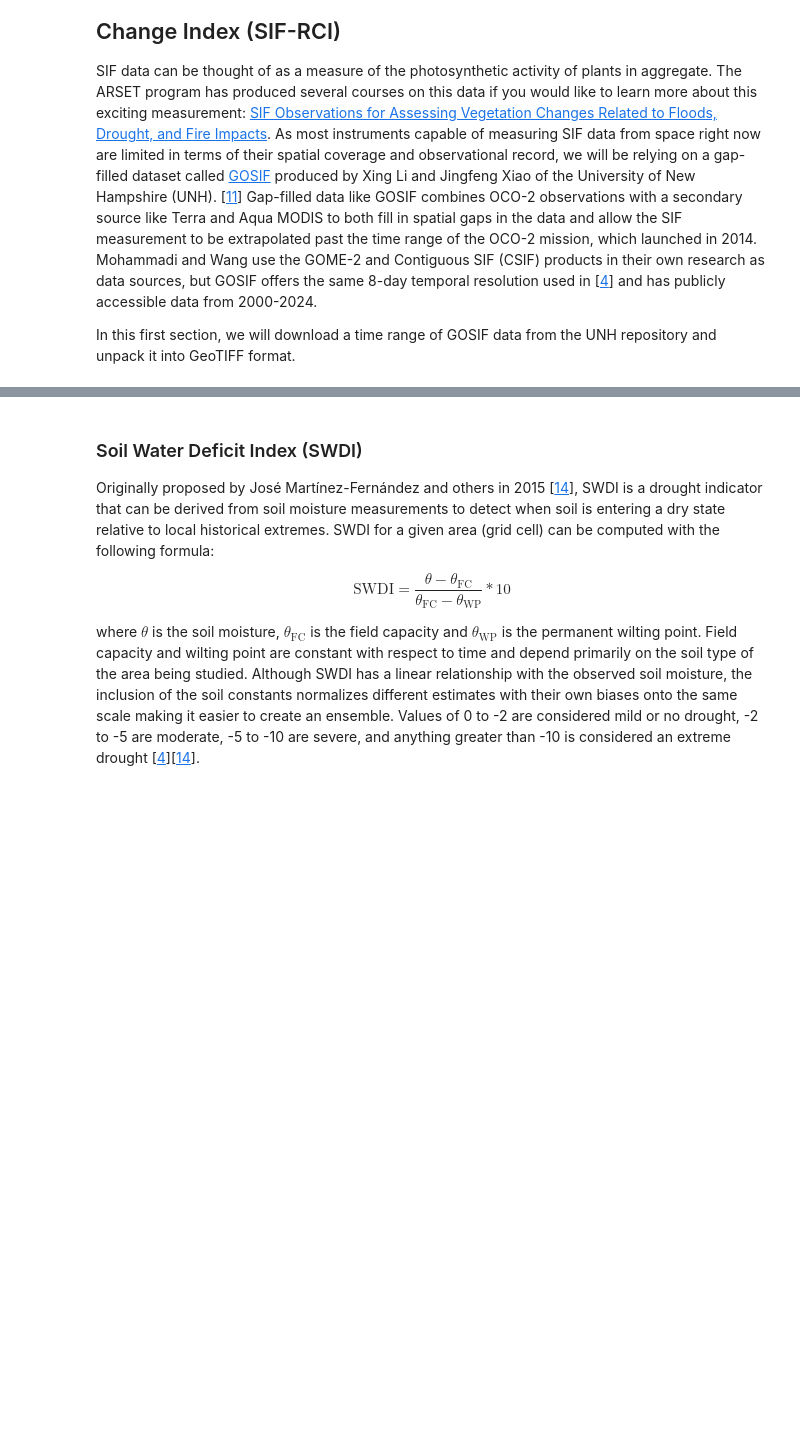
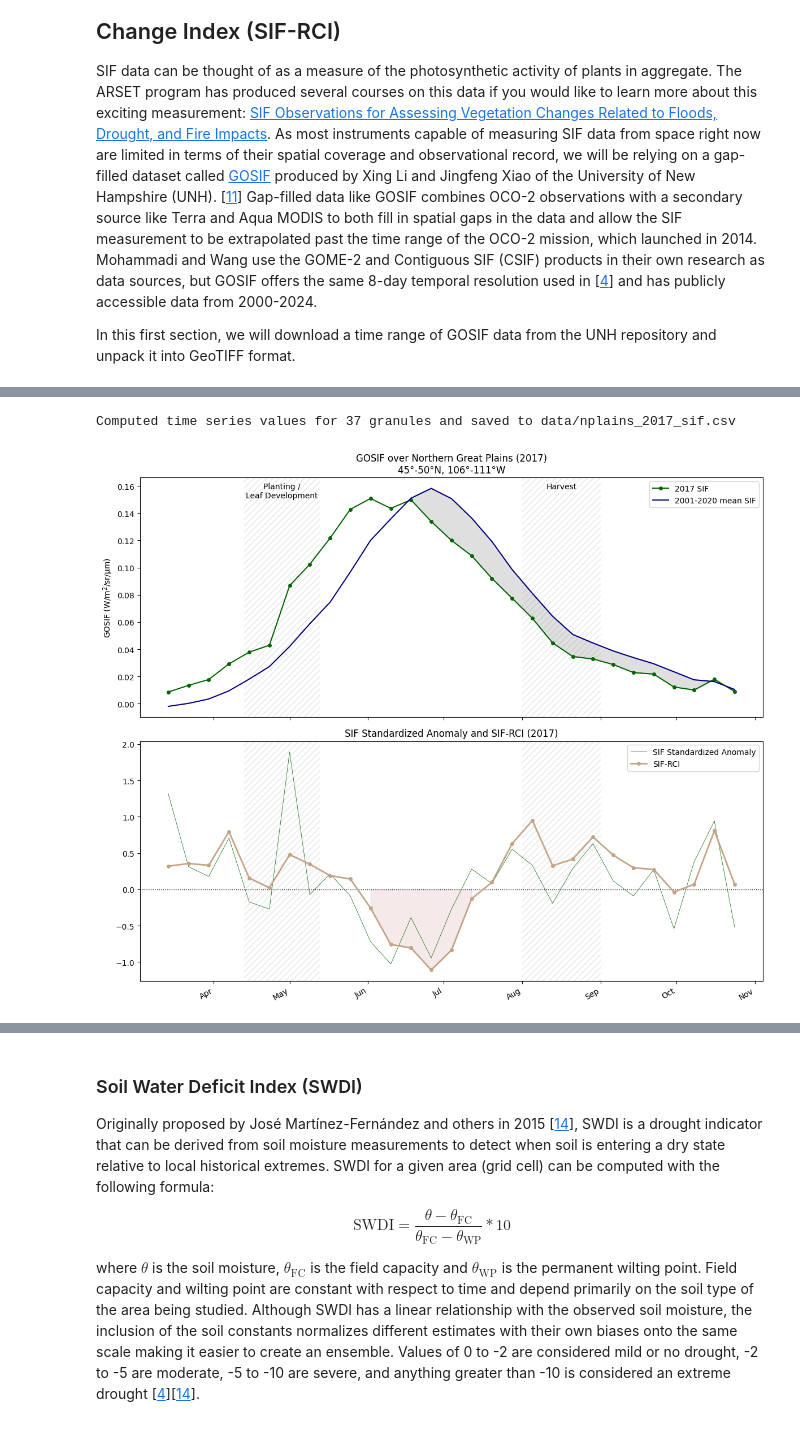
Before and after one commit to asaito333/flash-drought-ARSET, a Jupyter notebook: notebooks/1_drought_indicators.ipynb, the cells around one changed output, grey strips where cells are left out. Cells and saved outputs as stored; diff of their text form; code cells hidden in the pictures; blank space fills up the shorter version.

Commit message:
Updated inputs directory, various other minor edits

```diff
--- a/notebooks/1_drought_indicators.ipynb
+++ b/notebooks/1_drought_indicators.ipynb
@@ -139,10 +143,11 @@ import numpy as np
 import rasterio
 from rasterio.windows import from_bounds
 
+region_name = "nplains"
 # Set the filename to use for the time series
-time_series_fname = f"northern_great_plains_{year}_sif.csv"
+time_series_fname = f"{region_name}_{year}_sif.csv"
 # Get the climatology inputs produced by the appendix notebook
-clim_geotiffs = sorted(glob("inputs/sif_increments/GOSIF_dSIF_clim_???.tif"))
+clim_geotiffs = sorted(glob(f"inputs/sif_increments_{region_name}/GOSIF_dSIF_clim_???.tif"))
 
 # Northern Great Plains region of interest
 # 45.00°-50.00°N, 106.00°-111.00°W
@@ -216,7 +221,7 @@ for j, geotiff in enumerate(gosif_geotiffs[1:], start=1):
     prev_grid = sif_grid
 
     # Get the climatology input file produced by the appendix notebook
-    clim_input = f"inputs/sif_increments/GOSIF_dSIF_clim_{doy}.tif"
+    clim_input = f"inputs/sif_increments_{region_name}/GOSIF_dSIF_clim_{doy}.tif"
     with rasterio.open(clim_input) as clim_src:
         mean_dsif_band = clim_src.read(1).astype(float)
         std_dsif_band = clim_src.read(2).astype(float)
@@ -240,7 +245,7 @@ for j, geotiff in enumerate(gosif_geotiffs[1:], start=1):
 csv_path = os.path.join("data", time_series_fname)
 with open(csv_path, "w", newline="") as f:
     writer = csv.writer(f)
-    writer.writerow(["date", "sif", "mean_sif", "zscore", "sif_rci"])
+    writer.writerow(["date", "sif", "mean_sif", "dsif_zscore", "sif_rci"])
     # We have 4 sig figs from the source data
     writer.writerows(
         zip(
@@ -253,6 +258,8 @@ with open(csv_path, "w", newline="") as f:
     )
 
 print(f"Computed time series values for {len(dates)} granules and saved to {csv_path}")
+# %% [output]
+Computed time series values for 37 granules and saved to data/nplains_2017_sif.csv
 # %%
 import csv
 
@@ -279,7 +286,7 @@ with open(csv_path, newline="") as f:
         plot_dates.append(pt_date)
         plot_sif.append(float(row["sif"]))
         plot_mean_sif.append(float(row["mean_sif"]))
-        plot2_zscore.append(float(row["zscore"]))
+        plot2_zscore.append(float(row["dsif_zscore"]))
         plot2_sifrci.append(float(row["sif_rci"]))
 
 # In the first plot, let's highlight the region where 2017 observed SIF
@@ -321,33 +328,35 @@ def add_crop_calendar(ax: plt.Axes, label: bool = True) -> None:
 
 
 # Plot the time series as two stacked subplots sharing the same x-axis
 fig, (ax1, ax2) = plt.subplots(2, 1, figsize=(12, 10), sharex=True)
 
 # Shade the crop calendar behind both subplots (labelled on the top subplot only)
 add_crop_calendar(ax1)
 add_crop_calendar(ax2, label=False)
 
 # First subplot: SIF vs. climatological mean
 ax1.plot(plot_dates, plot_sif, marker="o", color="darkgreen", linewidth=1.5, markersize=4, label=f"{year} SIF")
 ax1.plot(plot_dates, plot_mean_sif, color=(0, 0, 0.5), linewidth=1.5, label="2001-2020 mean SIF")
 ax1.fill_between(plot_dates, plot_sif, plot_mean_sif, where=below_mean, color="grey", alpha=0.25) #, label="Below mean")
 ax1.set_ylabel("GOSIF (W/m$^2$/sr/μm)")
 ax1.set_title(f"GOSIF over Northern Great Plains ({year})\n45°-50°N, 106°-111°W")
 ax1.legend()
 
 # Second subplot: SIF Standardized Anomaly (z-score) and SIF-RCI
 ax2.axhline(0, color="black", linestyle=":", linewidth=1)
 ax2.plot(plot_dates, plot2_zscore, color="darkgreen", linewidth=0.5, label="SIF Standardized Anomaly")
 ax2.plot(plot_dates, plot2_sifrci, marker="o", color=(0.77, 0.64, 0.52), linewidth=2, markersize=4, label="SIF-RCI")
 ax2.fill_between(plot_dates, plot2_sifrci, 0, where=flash_drought, color="brown", alpha=0.1)
 ax2.set_title(f"SIF Standardized Anomaly and SIF-RCI ({year})")
 ax2.legend()
 
 ax2.xaxis.set_major_formatter(mdates.DateFormatter("%b"))
 ax2.xaxis.set_major_locator(mdates.MonthLocator())
 fig.autofmt_xdate()
 plt.tight_layout()
 plt.show()
+# %% [output]
+[figure, added]
 # %% [markdown]
 ### What can we observe in the SIF data?
 In the top subplot, we can make a few observations:
```
Also changed, not shown: parts of 6 cells of this notebook, 51 other files.
